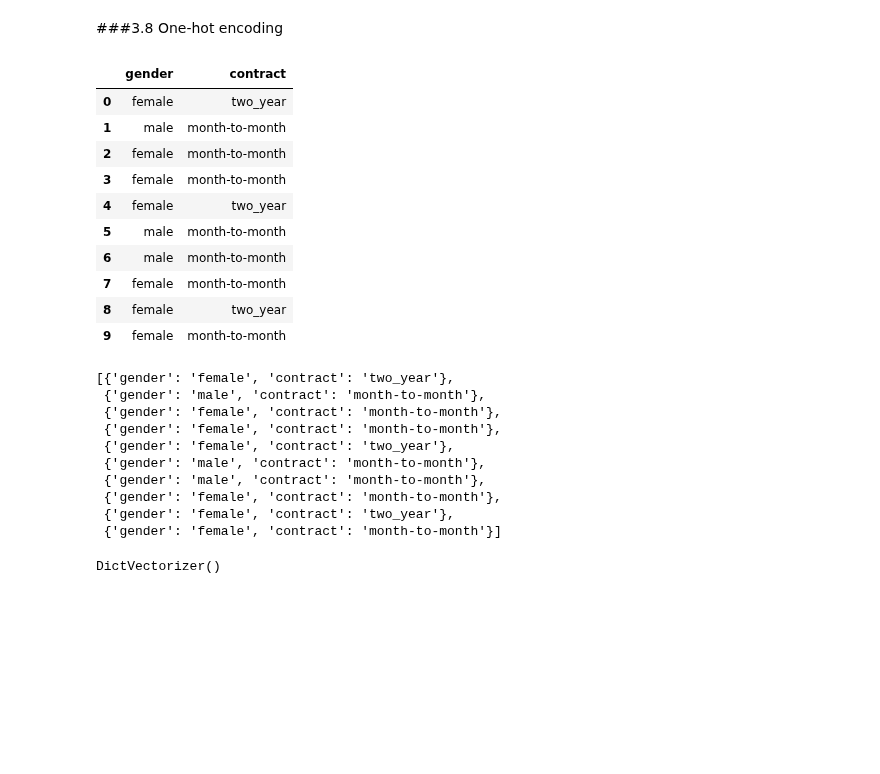
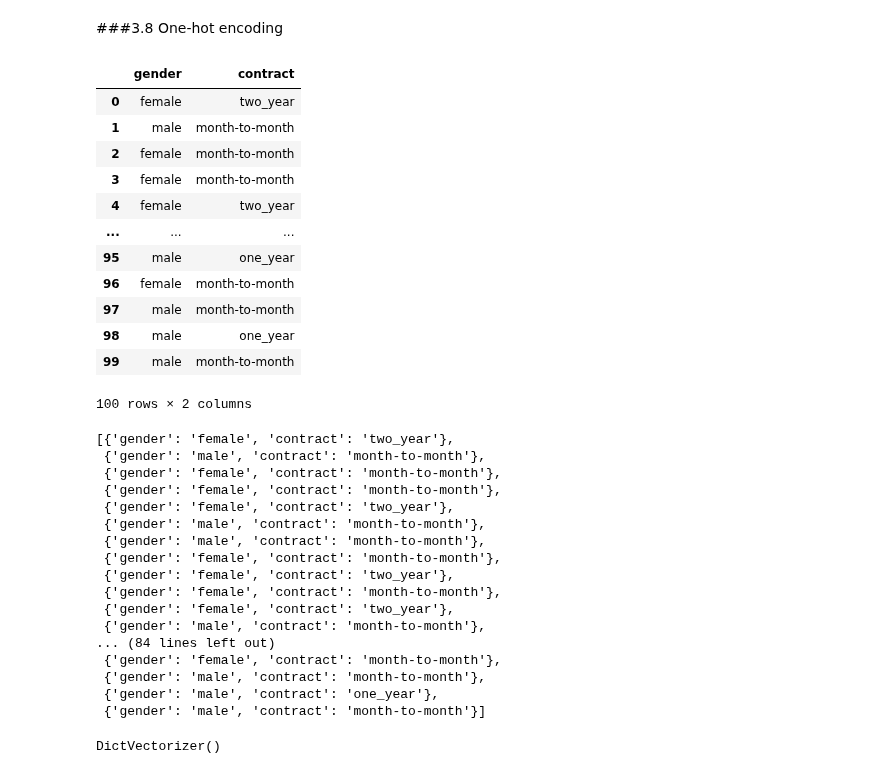
Before and after one commit to carlos-alves-one/ML-Zoomcamp-Week-3, a Jupyter notebook: ML_Zoomcamp_Week_3.ipynb, the cells around one changed output. Drawn from its saved outputs; the diff is of its cells as text; code cells hidden in the pictures; blank space fills up the shorter version.

```diff
--- a/ML_Zoomcamp_Week_3.ipynb
+++ b/ML_Zoomcamp_Week_3.ipynb
@@ -960,23 +960,25 @@ dtype: float64
 from sklearn.feature_extraction import DictVectorizer
 # %%
 # Use the train dataframe and look at the variables gender and contract
-# use iloc we take a look at the first 10 rows of the dataframe
-df_train[['gender', 'contract']].iloc[:10]
+# use iloc we take a look at the first 100 rows of the dataframe
+df_train[['gender', 'contract']].iloc[:100]
 # %% [output]
 |  | gender | contract |
 | 0 | female | two_year |
 | 1 | male | month-to-month |
 | 2 | female | month-to-month |
 | 3 | female | month-to-month |
 | 4 | female | two_year |
-| 5 | male | month-to-month |
-| 6 | male | month-to-month |
-| 7 | female | month-to-month |
-| 8 | female | two_year |
-| 9 | female | month-to-month |
+| ... | ... | ... |
+| 95 | male | one_year |
+| 96 | female | month-to-month |
+| 97 | male | month-to-month |
+| 98 | male | one_year |
+| 99 | male | month-to-month |
+100 rows × 2 columns
 # %%
 # Turn the data into a dictionary and we want each row to turn into a dictionary
-dicts = df_train[['gender', 'contract']].iloc[:10].to_dict(orient='records')
+dicts = df_train[['gender', 'contract']].iloc[:100].to_dict(orient='records')
 dicts
 
 # if we don't say records it will turn each column into a dictionary
@@ -990,7 +992,14 @@ dicts
  {'gender': 'male', 'contract': 'month-to-month'},
  {'gender': 'female', 'contract': 'month-to-month'},
  {'gender': 'female', 'contract': 'two_year'},
- {'gender': 'female', 'contract': 'month-to-month'}]
+ {'gender': 'female', 'contract': 'month-to-month'},
+ {'gender': 'female', 'contract': 'two_year'},
+ {'gender': 'male', 'contract': 'month-to-month'},
+... (84 lines left out)
+ {'gender': 'female', 'contract': 'month-to-month'},
+ {'gender': 'male', 'contract': 'month-to-month'},
+ {'gender': 'male', 'contract': 'one_year'},
+ {'gender': 'male', 'contract': 'month-to-month'}]
 # %%
 # Create a new instance of the DictVectorizer class
 dv = DictVectorizer()
```
Also changed, not shown: parts of 4 cells of this notebook.
